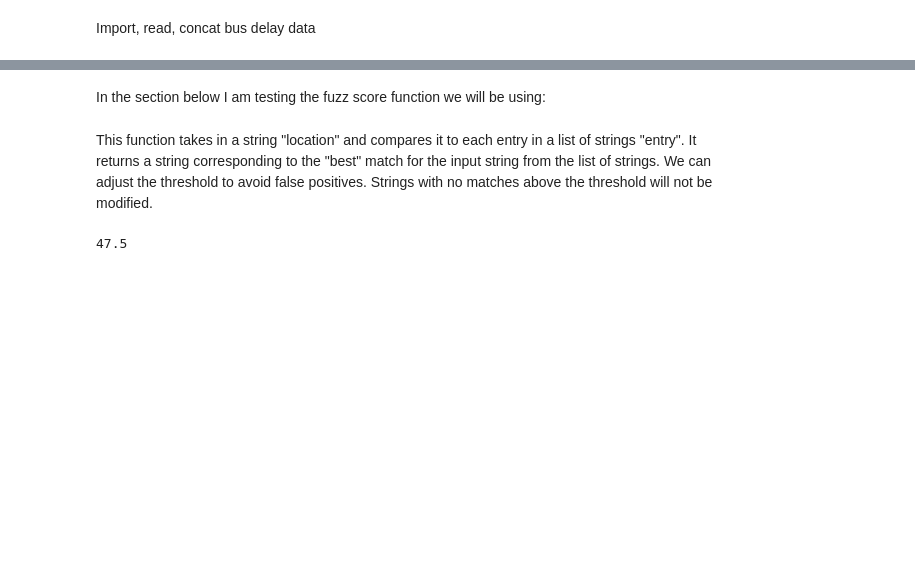
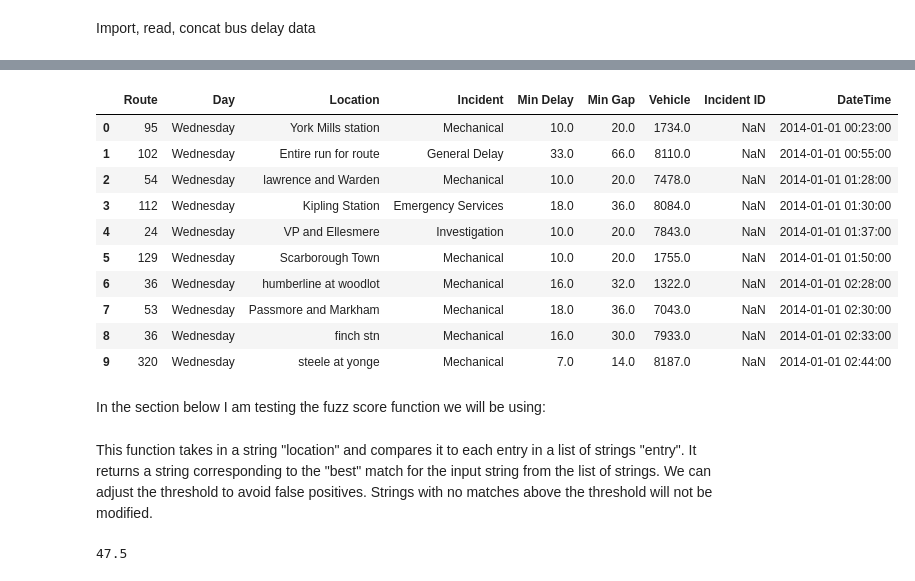
Before and after one commit to gcastagna/PandasExpressTTC, a Jupyter notebook: Delay_Data_Processing.ipynb, the cells around one changed output, grey strips where cells are left out. Cells and saved outputs as stored; diff of their text form; code cells hidden in the pictures; blank space fills up the shorter version.

```diff
--- a/Delay_Data_Processing.ipynb
+++ b/Delay_Data_Processing.ipynb
@@ -33,0 +40,5 @@ def read_excel_sheets(file_path):
+# %%
+df_2018['min_delay_combined'] = df_2018['Min Delay'].combine_first(df_2018['Min Delay2'])
+df_2018.drop(columns=['Min Delay', 'Min Delay2'], inplace=True)
+df_2018.rename(columns={'min_delay_combined': 'Min Delay'}, inplace=True)
+df_2018.head()
@@ -84,0 +173,10 @@ df_2020[df_2020['Min Delay'].isna()]
+# %%
+batch1_list = [df_2014,df_2015,df_2016,df_2017,df_2018,df_2019]
+batch1 = pd.concat(batch1_list)
+
+batch1['YTime'] = pd.to_datetime(batch1['Time'], format='%H:%M:%S', errors='coerce').dt.strftime('%H:%M')
+batch1['DateTime'] = batch1['Report Date'].dt.strftime('%Y-%m-%d')+'-'+ batch1['YTime']
+batch1['DateTime'] = pd.to_datetime(batch1['DateTime'])
+
+drop_columns = ['YTime','Time','Report Date','Direction']
+batch1 = batch1.drop(drop_columns, axis = 1)
@@ -85,28 +236,16 @@ df_2020[df_2020['Min Delay'].isna()]
 # %%
-batch1_list = [df_2014,df_2015,df_2016,df_2017,df_2018,df_2019,df_2020]
-batch1 = pd.concat(batch1_list)
+batch3_list = [df_2021,df_2022]
+batch3 = pd.concat(batch3_list)
 
-batch1['YTime'] = pd.to_datetime(batch1['Time'], format='%H:%M:%S', errors='coerce').dt.strftime('%H:%M')
-batch1['DateTime'] = batch1['Report Date'].dt.strftime('%Y-%m-%d')+'-'+ batch1['YTime']
-batch1['DateTime'] = pd.to_datetime(batch1['DateTime'])
-
-drop_columns = ['YTime','Time','Report Date','Direction']
-batch1 = batch1.drop(drop_columns, axis = 1)
-
-batch2_list = [df_2021,df_2022]
-batch2 = pd.concat(batch2_list)
-
-batch2['Report Date'] = pd.to_datetime(batch2['Report Date'])
-batch2['Time'] = pd.to_datetime(batch2['Time'], format='%H:%M').dt.time
+batch3['Report Date'] = pd.to_datetime(batch3['Report Date'])
+batch3['Time'] = pd.to_datetime(batch3['Time'], format='%H:%M').dt.time
 
 # Create a new 'DateTime' column by combining 'Report Date' and 'Time'
-batch2['DateTime'] = batch2.apply(
+batch3['DateTime'] = batch3.apply(
     lambda row: pd.to_datetime(row['Report Date'].replace(hour=row['Time'].hour, minute=row['Time'].minute, second=row['Time'].second)), axis=1
 )
 
 drop_columns = ['Time','Report Date','Direction']
-batch2 = batch2.drop(drop_columns, axis = 1)
-batch2 = batch2.dropna(subset=['Route'])
-
-batches = [batch1, batch2]
-df_bus_delay = pd.concat(batches)
+batch3 = batch3.drop(drop_columns, axis = 1)
+batch3 = batch3.dropna(subset=['Route'])
+batch3.head()
@@ -117,0 +323,14 @@ batch2.head(1)
+# %%
+df_bus_delay.head(10)
+# %% [output]
+|  | Route | Day | Location | Incident | Min Delay | Min Gap | Vehicle | Incident ID | DateTime |
+| 0 | 95 | Wednesday | York Mills station | Mechanical | 10.0 | 20.0 | 1734.0 | NaN | 2014-01-01 00:23:00 |
+| 1 | 102 | Wednesday | Entire run for route | General Delay | 33.0 | 66.0 | 8110.0 | NaN | 2014-01-01 00:55:00 |
+| 2 | 54 | Wednesday | lawrence and Warden | Mechanical | 10.0 | 20.0 | 7478.0 | NaN | 2014-01-01 01:28:00 |
+| 3 | 112 | Wednesday | Kipling Station | Emergency Services | 18.0 | 36.0 | 8084.0 | NaN | 2014-01-01 01:30:00 |
+| 4 | 24 | Wednesday | VP and Ellesmere | Investigation | 10.0 | 20.0 | 7843.0 | NaN | 2014-01-01 01:37:00 |
+| 5 | 129 | Wednesday | Scarborough Town | Mechanical | 10.0 | 20.0 | 1755.0 | NaN | 2014-01-01 01:50:00 |
+| 6 | 36 | Wednesday | humberline at woodlot | Mechanical | 16.0 | 32.0 | 1322.0 | NaN | 2014-01-01 02:28:00 |
+| 7 | 53 | Wednesday | Passmore and Markham | Mechanical | 18.0 | 36.0 | 7043.0 | NaN | 2014-01-01 02:30:00 |
+| 8 | 36 | Wednesday | finch stn | Mechanical | 16.0 | 30.0 | 7933.0 | NaN | 2014-01-01 02:33:00 |
+| 9 | 320 | Wednesday | steele at yonge | Mechanical | 7.0 | 14.0 | 8187.0 | NaN | 2014-01-01 02:44:00 |
```
Also changed, not shown: parts of 34 cells of this notebook, 1 other file.
